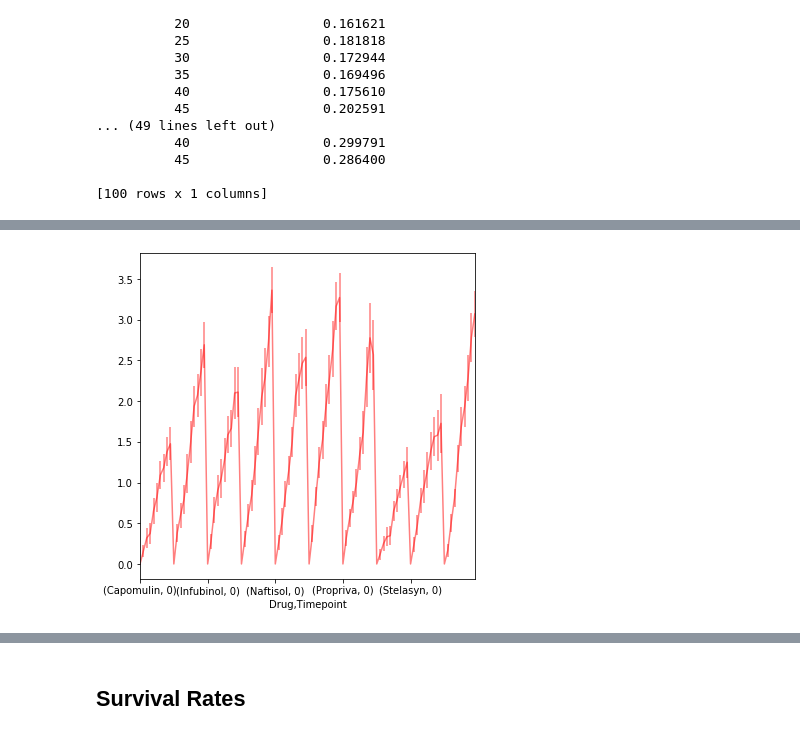
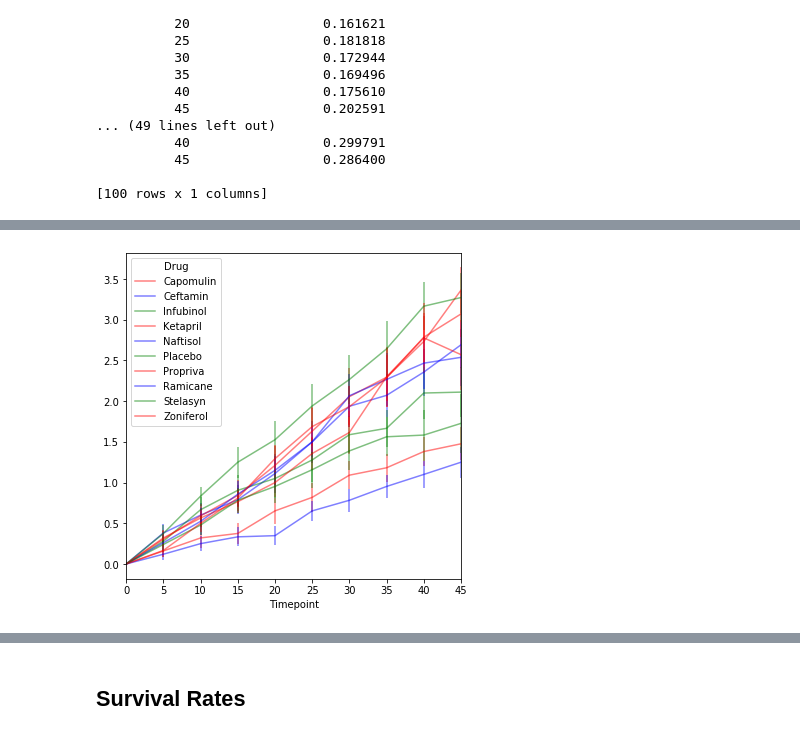
Before and after one commit to brenthl88/Matplotlib-Challenge, a Jupyter notebook: pymaceuticals_starter.ipynb, the cells around one changed output, grey strips where cells are left out. Drawn from its saved outputs; the diff is of its cells as text; code cells hidden in the pictures.

```diff
--- a/pymaceuticals_starter.ipynb
+++ b/pymaceuticals_starter.ipynb
@@ -252,4 +252,4 @@ Capomulin 0                  0.000000
 
 [100 rows x 1 columns]
 # %%
-metastatic_response_mean.reset_index()
+metastatic_response_mean = metastatic_response_mean.reset_index()
@@ -275,8 +256,11 @@ metastatic_response_mean.reset_index()
+# %%
+se_metastatic_df = se_metastatic_df.reset_index()
 # %%
 # Minor Data Munging to Re-Format the Data Frames
-mean_tumor_vol = tumor_df.pivot(index="Timepoint", columns = "Drug", values = "Tumor Volume (mm3)")
+metastatic_response_sites = metastatic_response_mean.pivot(index="Timepoint", columns = "Drug", values = "Metastatic Sites")
+se_metastatic_sites = se_metastatic_df.pivot(index="Timepoint", columns = "Drug", values="Metastatic Sites")
 # Preview that Reformatting worked
-mean_tumor_vol.head()
+metastatic_response_sites.head()
 # %% [output]
 | Drug | Capomulin | Ceftamin | Infubinol | Ketapril | Naftisol | Placebo | Propriva | Ramicane | Stelasyn | ... |
 | Timepoint |  |  |  |  |  |  |  |  |  | ... |
@@ -317,11 +292,11 @@ mean_tumor_vol.head()
 # %%
 # Generate the Plot (with Error Bars)
-metastatic_response_mean.plot(kind='line', yerr = se_metastatic_df , subplots=False, figsize=(6,6), color=['r','b','g'], alpha=0.5)
+metastatic_response_sites.plot(kind='line', yerr = se_metastatic_sites , subplots=False, figsize=(6,6), color=['r','b','g'], alpha=0.5)
 # Save the Figure
 plt.savefig('figure1.pdf')
 # Show the Figure
 # %% [output]
-[figure, old version]
+[figure, new version]
 # %% [markdown]
 ![Metastatic Spread During Treatment](../Images/spread.png)
 # %% [markdown]
```
Also changed, not shown: parts of 4 cells of this notebook.
